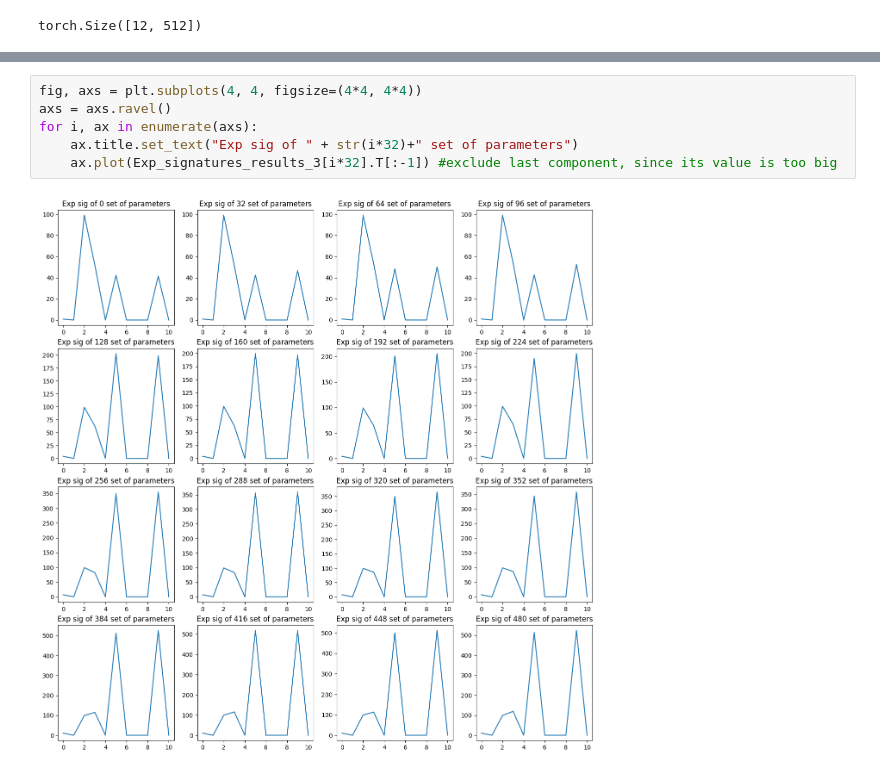
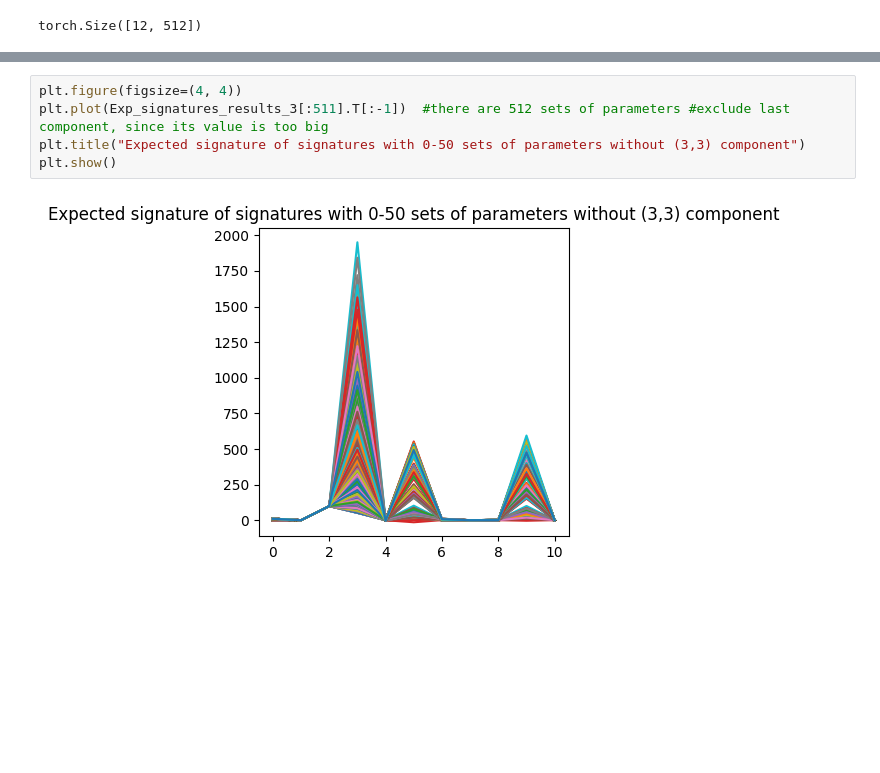
Before and after one commit to Agnetnoan/Expected-Signatures-and-Heston-Model, a Jupyter notebook: jupyter_Calculations.ipynb, the cells around one changed output, grey strips where cells are left out. Saved outputs shown, nothing was run; the diff lists cells and outputs as text; blank space fills up the shorter version.

```diff
--- a/jupyter_Calculations.ipynb
+++ b/jupyter_Calculations.ipynb
@@ -194,8 +228,7 @@ plt.show()
-# %%
-fig, axs = plt.subplots(4, 4, figsize=(4*4, 4*4))
-axs = axs.ravel()
-for i, ax in enumerate(axs):
-    ax.title.set_text("Exp sig of " + str(i*32)+" set of parameters")
-    ax.plot(Exp_signatures_results_3[i*32].T[:-1]) #exclude last component, since its value is too big
-# %% [output]
-[figure, removed]
+# %%
+plt.figure(figsize=(4, 4))
+plt.plot(Exp_signatures_results_3[:511].T[:-1])  #there are 512 sets of parameters #exclude last component, since its value is too big
+plt.title("Expected signature of signatures with 0-50 sets of parameters without (3,3) component")
+plt.show()
+# %% [output]
+[figure, added]
```
Also changed, not shown: parts of 15 cells of this notebook.
